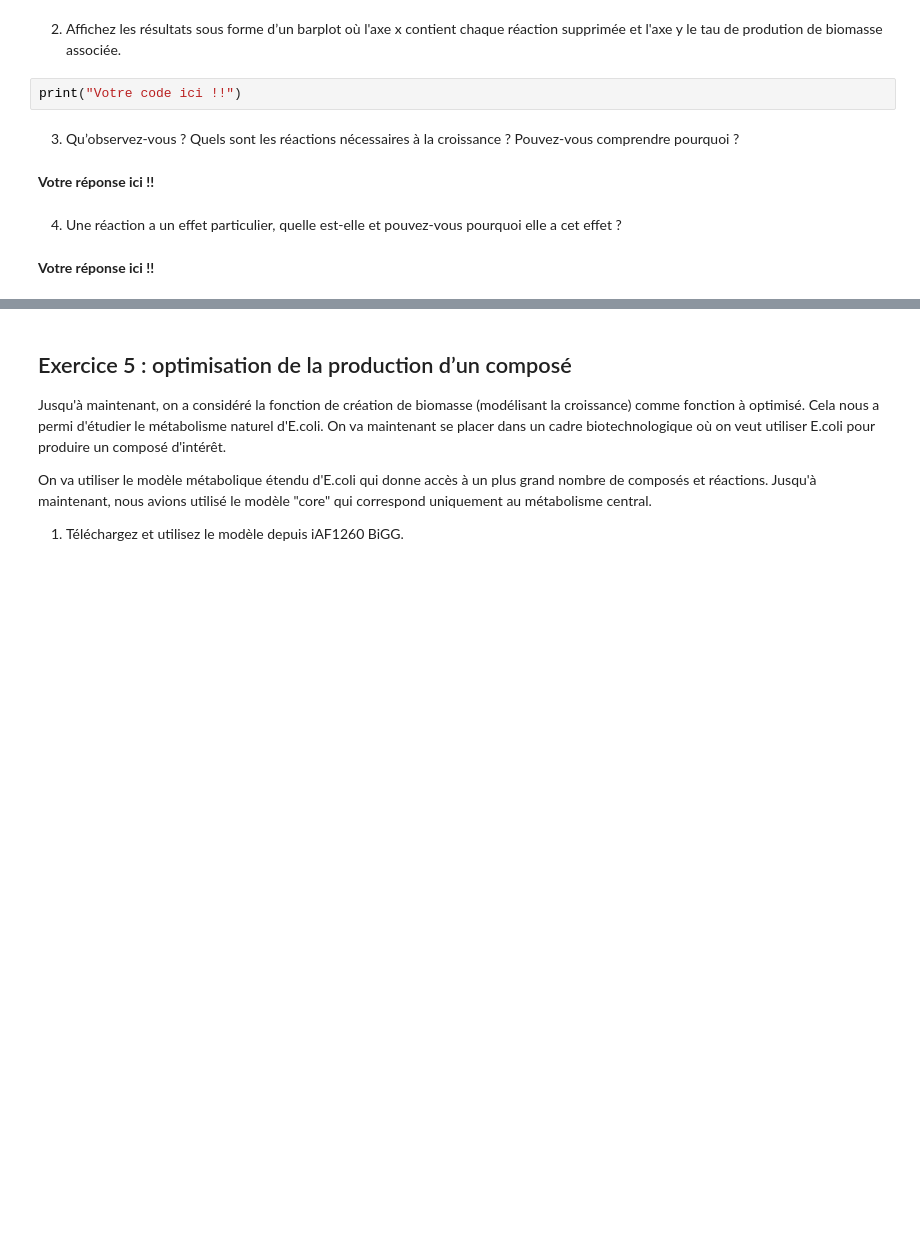
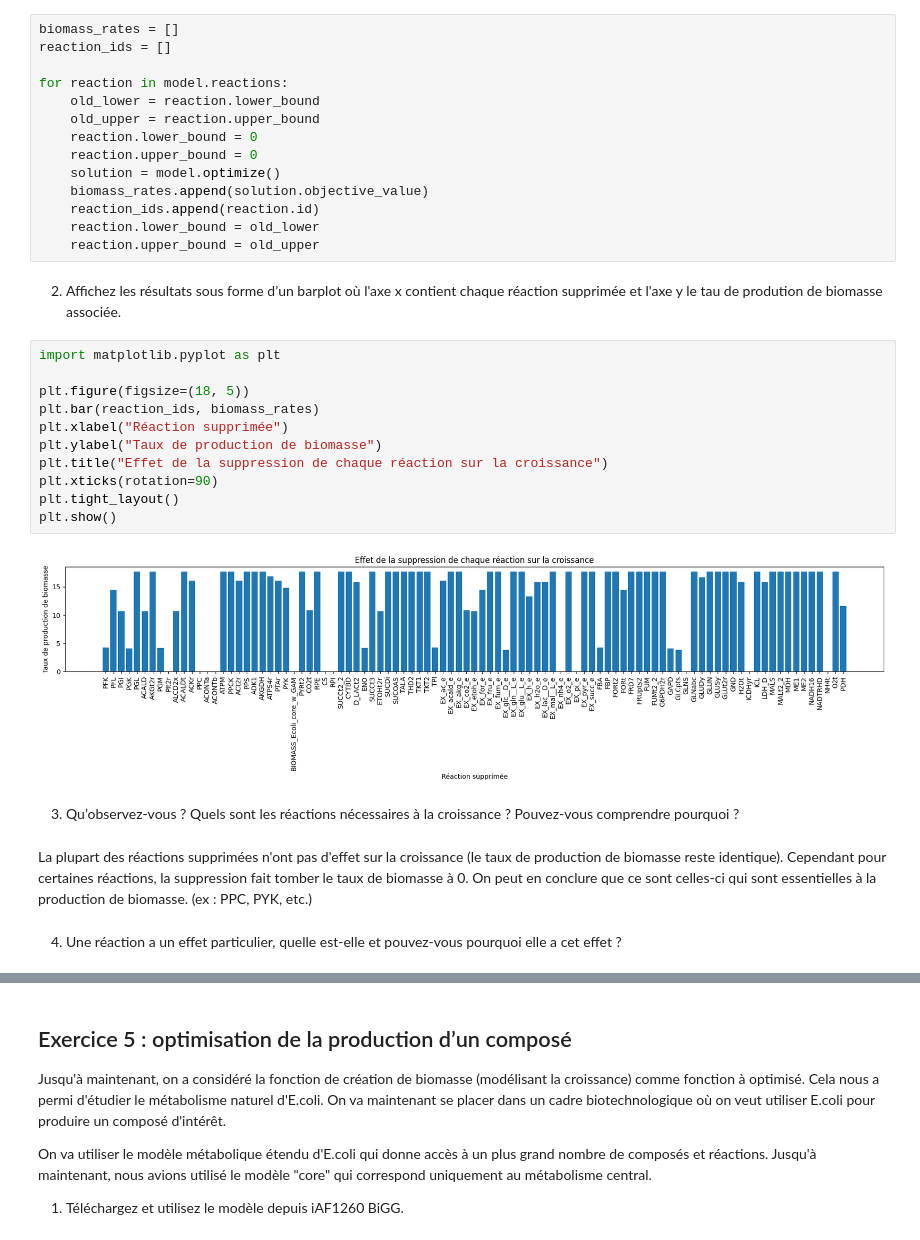
Before and after one commit to FloppyDisk-exe/BINF2025_TP7, a Jupyter notebook: BINF2025_TP7.ipynb, the cells around one changed output, grey strips where cells are left out. Drawn from its saved outputs; the diff is of its cells as text; blank space fills up the shorter version.

```diff
--- a/BINF2025_TP7.ipynb
+++ b/BINF2025_TP7.ipynb
@@ -298,12 +296,35 @@ print("Votre code ici !!")
+# %%
+biomass_rates = []
+reaction_ids = []
+
+for reaction in model.reactions:
+    old_lower = reaction.lower_bound
+    old_upper = reaction.upper_bound
+    reaction.lower_bound = 0
+    reaction.upper_bound = 0
+    solution = model.optimize()
+    biomass_rates.append(solution.objective_value)
+    reaction_ids.append(reaction.id)
+    reaction.lower_bound = old_lower
+    reaction.upper_bound = old_upper
 # %% [markdown]
 2.	Affichez les résultats sous forme d’un barplot où l'axe x contient chaque réaction supprimée et l'axe y le tau de prodution de biomasse associée.
-# %%
-print("Votre code ici !!")
+# %%
+import matplotlib.pyplot as plt
+
+plt.figure(figsize=(18, 5))
+plt.bar(reaction_ids, biomass_rates)
+plt.xlabel("Réaction supprimée")
+plt.ylabel("Taux de production de biomasse")
+plt.title("Effet de la suppression de chaque réaction sur la croissance")
+plt.xticks(rotation=90)
+plt.tight_layout()
+plt.show()
+# %% [output]
+[figure, added]
 # %% [markdown]
 3.	Qu’observez-vous ? Quels sont les réactions nécessaires à la croissance ? Pouvez-vous comprendre pourquoi ?
-# %% [markdown]
-**Votre réponse ici !!**
+# %% [markdown]
+La plupart des réactions supprimées n'ont pas d'effet sur la croissance (le taux de production de biomasse reste identique). Cependant pour certaines réactions, la suppression fait tomber le taux de biomasse à 0. On peut en conclure que ce sont celles-ci qui sont essentielles à la production de biomasse. (ex : PPC, PYK, etc.)
 # %% [markdown]
 4.	Une réaction a un effet particulier, quelle est-elle et pouvez-vous pourquoi elle a cet effet ?
-# %% [markdown]
-**Votre réponse ici !!**
```
Also changed, not shown: parts of 4 cells of this notebook.
